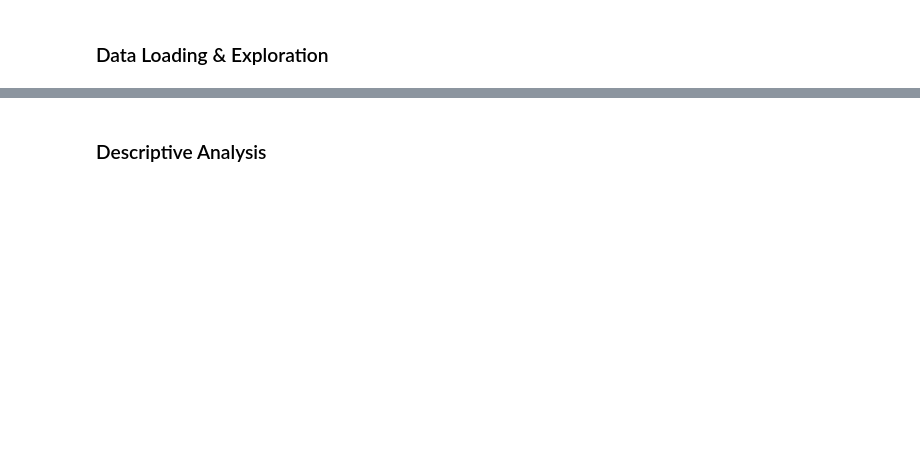
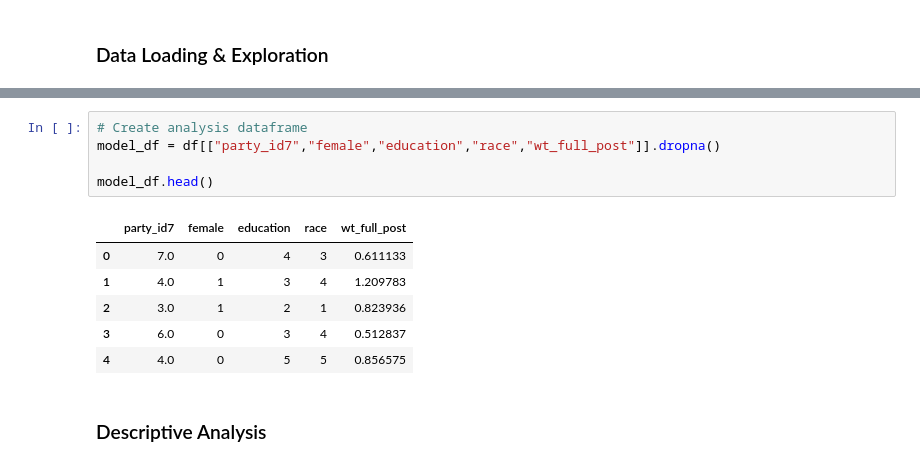
Before and after one commit to zejun-l/SI-313-Assignments, a Jupyter notebook: Survey Module Assignment.ipynb, the cells around one changed output, grey strips where cells are left out. Saved outputs shown, nothing was run; the diff lists cells and outputs as text; blank space fills up the shorter version.

```diff
--- a/Survey Module Assignment.ipynb
+++ b/Survey Module Assignment.ipynb
@@ -149,2 +212,14 @@ With more resources, the study could improve representativeness by using stratif
+# %%
+# Create analysis dataframe
+model_df = df[["party_id7","female","education","race","wt_full_post"]].dropna()
+
+model_df.head()
+# %% [output]
+|  | party_id7 | female | education | race | wt_full_post |
+| 0 | 7.0 | 0 | 4 | 3 | 0.611133 |
+| 1 | 4.0 | 1 | 3 | 4 | 1.209783 |
+| 2 | 3.0 | 1 | 2 | 1 | 0.823936 |
+| 3 | 6.0 | 0 | 3 | 4 | 0.512837 |
+| 4 | 4.0 | 0 | 5 | 5 | 0.856575 |
 # %% [markdown]
 ### Descriptive Analysis
```
Also changed, not shown: parts of 10 cells of this notebook.
